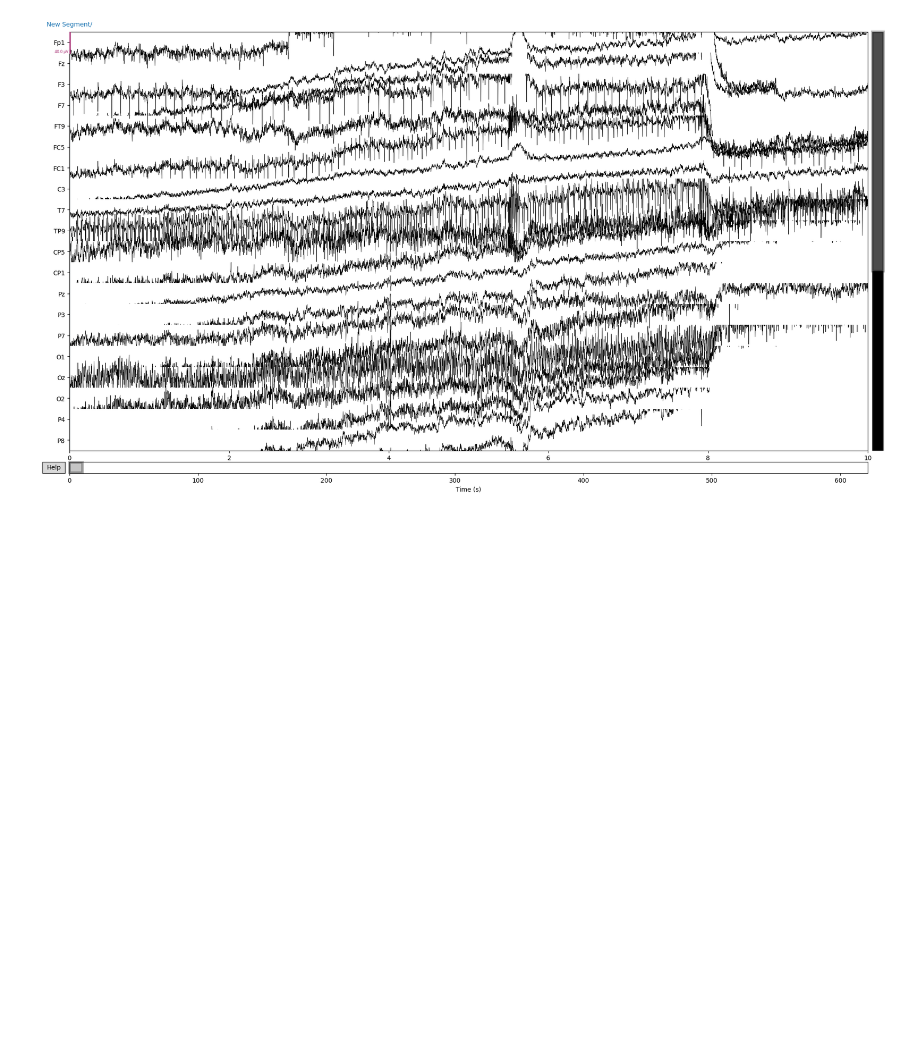
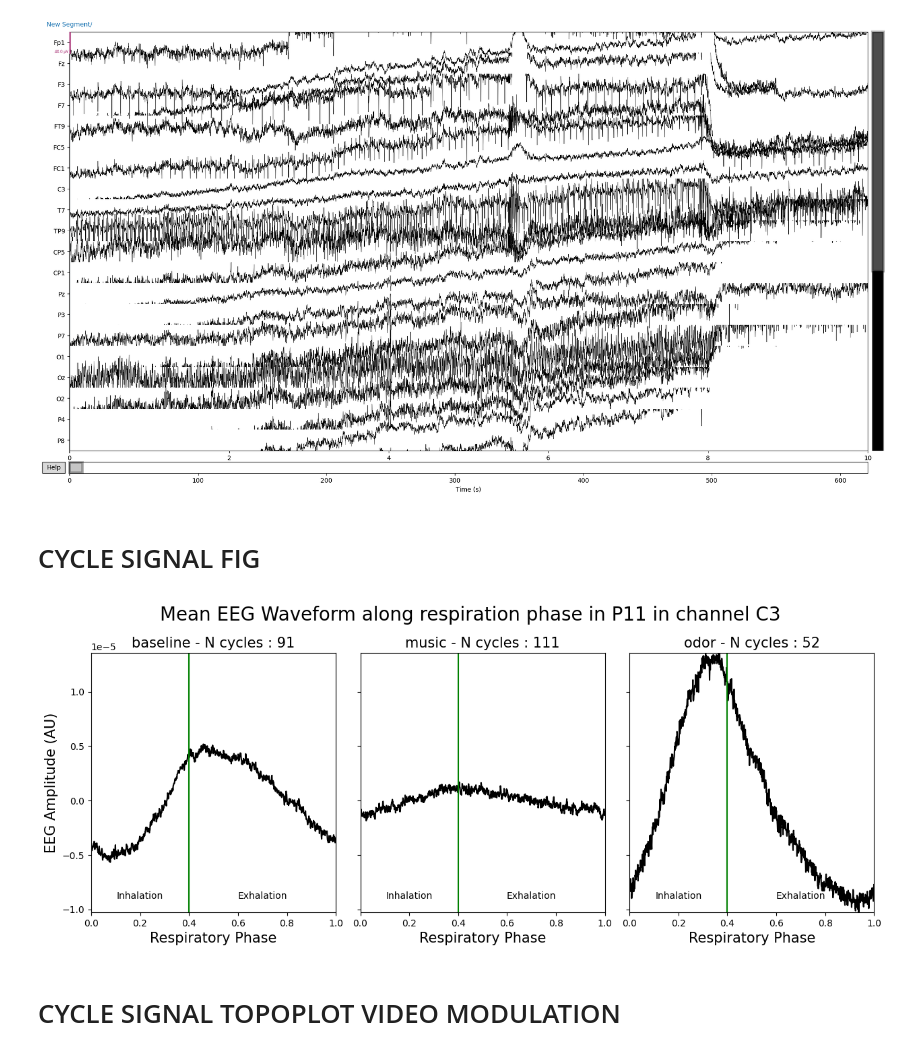
Before and after one commit to ValentinGhibaudo/Emosens_3, a Jupyter notebook: sandbox.ipynb, the cells around one changed output. Cells and saved outputs as stored; diff of their text form; code cells hidden in the pictures; blank space fills up the shorter version.

Commit message:
dvp code for video cycle signal modulation

```diff
--- a/sandbox.ipynb
+++ b/sandbox.ipynb
@@ -542,3 +544,5 @@ raw.plot()
 plt.show()
 # %% [output]
 [figure]
+# %% [markdown]
+# CYCLE SIGNAL FIG
@@ -544,0 +590,33 @@ plt.show()
+# %%
+sub = 'P11'
+chan = 'C3'
+data = all_cycle_signal.sel(participant = sub, chan = chan)
+# %%
+ncols = data['session'].size
+
+vmin = data.min()
+vmax = data.max()
+
+fig, axs = plt.subplots(ncols = ncols, figsize = (15,5), sharey = True)
+fig.subplots_adjust(wspace = 0.1)
+fig.suptitle(f'Mean EEG Waveform along respiration phase in {sub} in channel {chan}', fontsize = 20, y = 1.02)
+
+for c, ses in enumerate(data['session'].values):
+    ax = axs[c]
+    ax.plot(data['phase'].values, data.loc[ses,:].values, color = 'k')
+    ax.axvline(0.4, color = 'g')
+    N = N_cycles.loc[(sub, ses),'N']
+    ax.set_title(f'{ses} - N cycles : {N}', fontsize = 15)
+    ax.set_xlabel('Respiratory Phase', fontsize = 15)
+    if c == 0:
+        ax.set_ylabel('EEG Amplitude (AU)', fontsize = 15)
+    ax.set_ylim(vmin, vmax)
+    ax.set_xlim(0,1)
+    ax.text(x=0.2,y= - 0.9*1e-5, s= 'Inhalation', ha = 'center')
+    ax.text(x=0.7, y=- 0.9*1e-5, s='Exhalation', ha = 'center')
+
+fig.savefig(fig_folder / 'example.png', bbox_inches = 'tight', dpi = 300)
+# %% [output]
+[figure, added]
+# %% [markdown]
+# CYCLE SIGNAL TOPOPLOT VIDEO MODULATION
```
Also changed, not shown: parts of 11 cells of this notebook, 2 other files.
